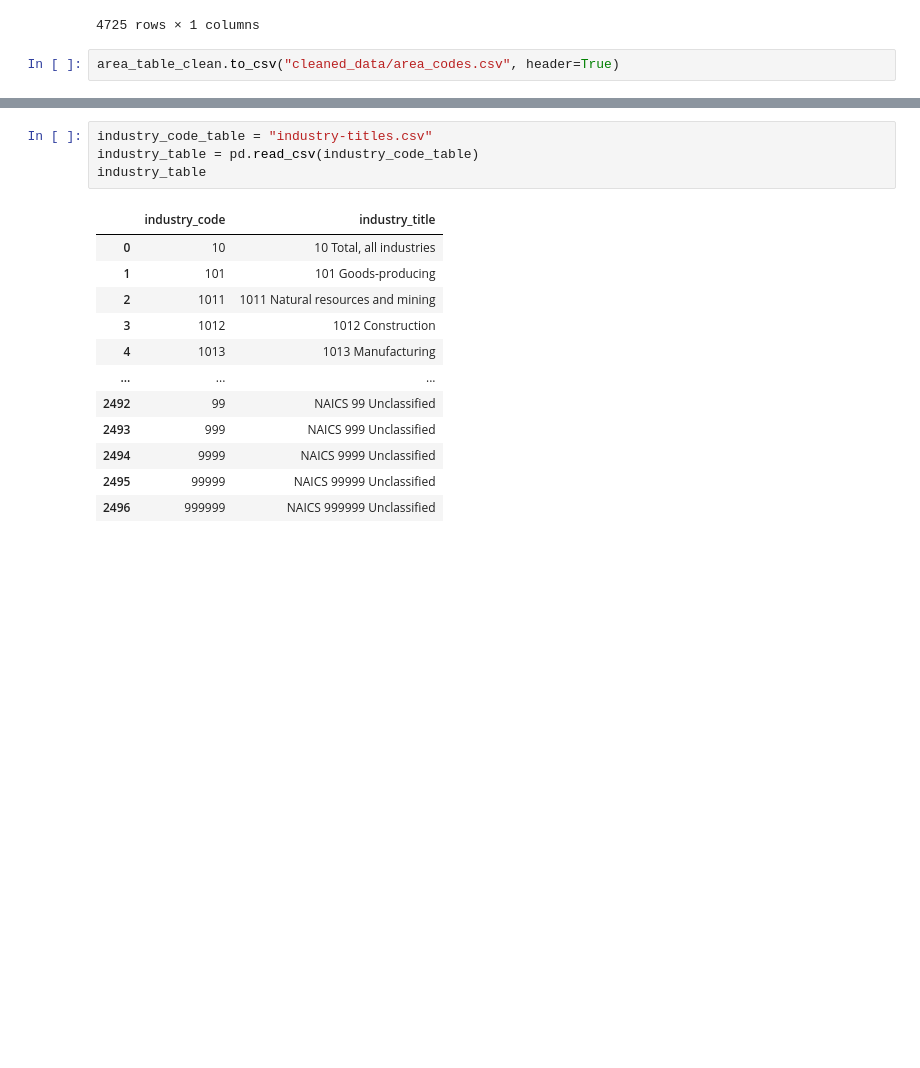
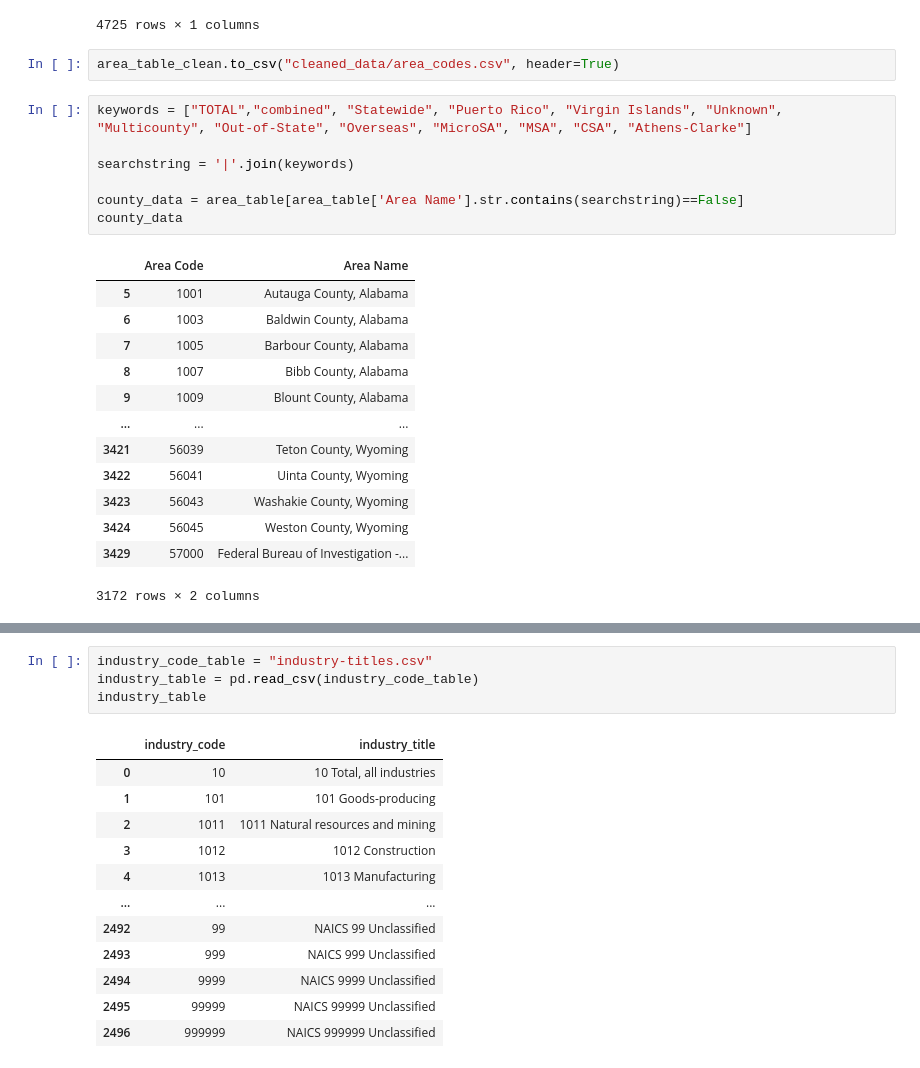
Before and after one commit to tah96/Career-Evaluation-Tool, a Jupyter notebook: geo_data_csvs/csv_cleaner.ipynb, the cells around one changed output, grey strips where cells are left out. Drawn from its saved outputs; the diff is of its cells as text; blank space fills up the shorter version.

Commit message:
cleaned state, county code csvs

```diff
--- a/geo_data_csvs/csv_cleaner.ipynb
+++ b/geo_data_csvs/csv_cleaner.ipynb
@@ -56,3 +56,24 @@ area_table_clean
 4725 rows × 1 columns
 # %%
 area_table_clean.to_csv("cleaned_data/area_codes.csv", header=True)
+# %%
+keywords = ["TOTAL","combined", "Statewide", "Puerto Rico", "Virgin Islands", "Unknown", "Multicounty", "Out-of-State", "Overseas", "MicroSA", "MSA", "CSA", "Athens-Clarke"]
+
+searchstring = '|'.join(keywords)
+
+county_data = area_table[area_table['Area Name'].str.contains(searchstring)==False]
+county_data
+# %% [output]
+|  | Area Code | Area Name |
+| 5 | 1001 | Autauga County, Alabama |
+| 6 | 1003 | Baldwin County, Alabama |
+| 7 | 1005 | Barbour County, Alabama |
+| 8 | 1007 | Bibb County, Alabama |
+| 9 | 1009 | Blount County, Alabama |
+| ... | ... | ... |
+| 3421 | 56039 | Teton County, Wyoming |
+| 3422 | 56041 | Uinta County, Wyoming |
+| 3423 | 56043 | Washakie County, Wyoming |
+| 3424 | 56045 | Weston County, Wyoming |
+| 3429 | 57000 | Federal Bureau of Investigation -... |
+3172 rows × 2 columns
```
Also changed, not shown: parts of 7 cells of this notebook, 2 other files.
